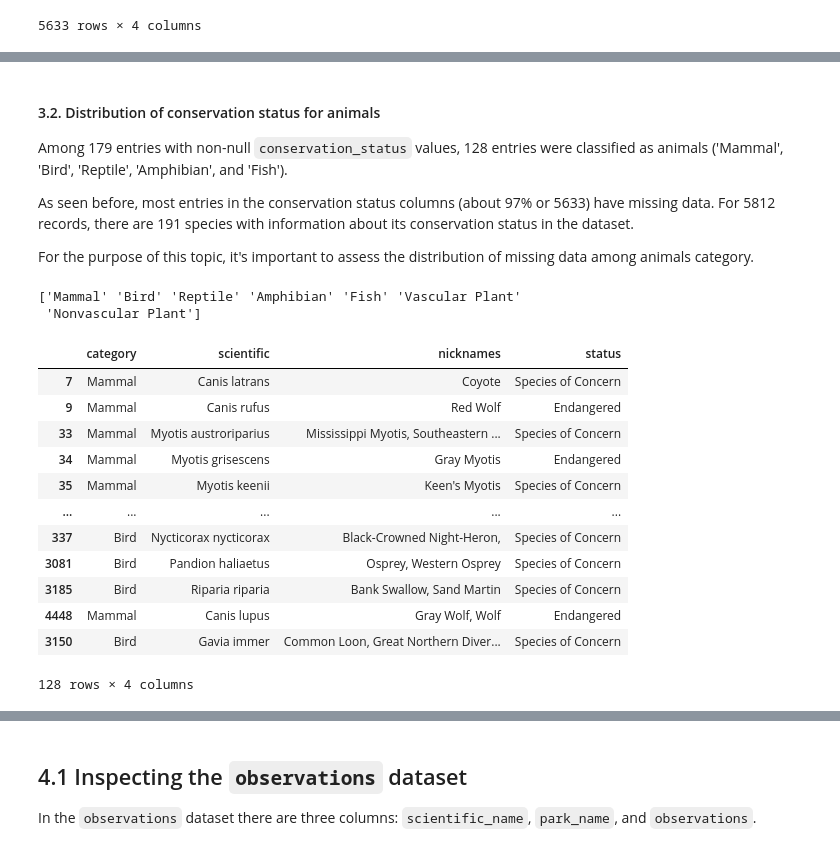
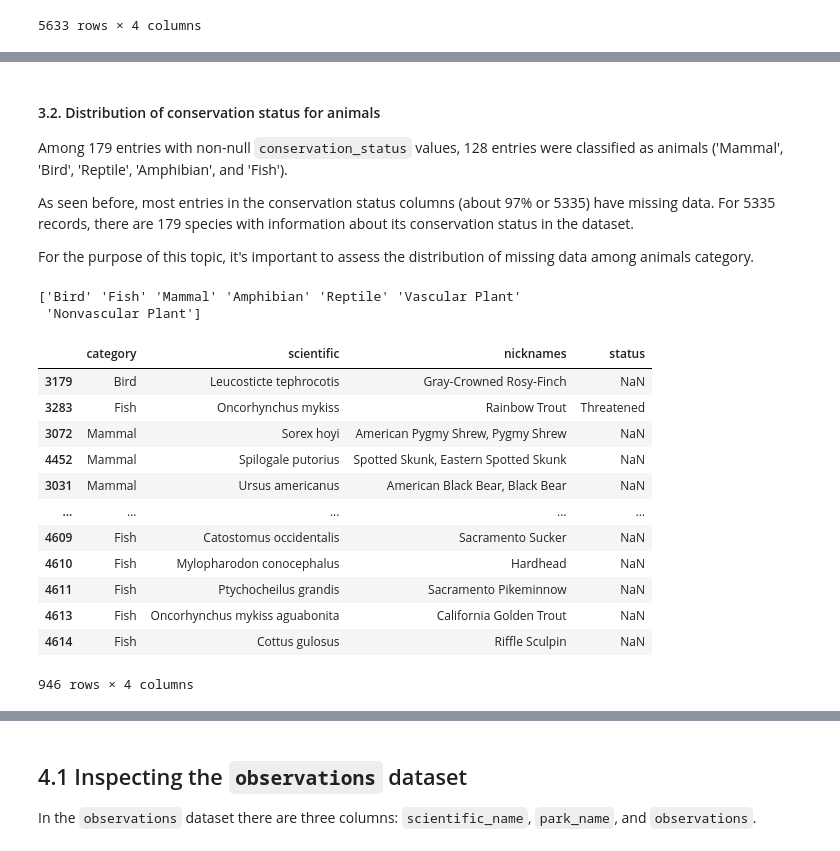
Before and after one commit to ElianeSato/biodiversity, a Jupyter notebook: biodiversity.ipynb, the cells around one changed output, grey strips where cells are left out. Cells and saved outputs as stored; diff of their text form; code cells hidden in the pictures.

```diff
--- a/biodiversity.ipynb
+++ b/biodiversity.ipynb
@@ -581,0 +587,6 @@ species1_dup_animals
+# %%
+# splitting non-duplicated data in the scientific column for animals in the species1_clean
+
+species1_non_dup_animals = species1_clean.drop_duplicates(subset=['scientific'], keep=False)
+
+species1_non_dup_animals
@@ -608,0 +681,5 @@ See the caveats in the documentation: https://pandas.pydata.org/pandas-docs/stab
+# %%
+species1_dup_animals = species1_dup_animals.sort_values(by='more_than_one_name')
+species1_dup_animals = species1_dup_animals.drop_duplicates(subset=['scientific'],keep='last')
+
+species1_dup_animals.duplicated(subset=['scientific']).value_counts()
@@ -608,0 +689,5 @@ See the caveats in the documentation: https://pandas.pydata.org/pandas-docs/stab
+# %%
+# rejoining datasets
+species1_reclean = pd.concat([species1_dup_animals, species1_non_dup_animals])
+
+species1_reclean.duplicated(subset=['scientific']).value_counts()
@@ -608,0 +697,4 @@ See the caveats in the documentation: https://pandas.pydata.org/pandas-docs/stab
+# %%
+# inspecting clean dataset
+species1_reclean.drop(columns=['more_than_one_name'], inplace=True)
+species1_reclean.describe(include='all')
@@ -611,26 +709,26 @@ See the caveats in the documentation: https://pandas.pydata.org/pandas-docs/stab
 
 Among 179 entries with non-null `conservation_status` values, 128 entries were classified as animals ('Mammal', 'Bird', 'Reptile', 'Amphibian', and 'Fish').
 
-As seen before, most entries in the conservation status columns (about 97% or 5633) have missing data. For 5812 records, there are 191 species with information about its conservation status in the dataset.
+As seen before, most entries in the conservation status columns (about 97% or 5335) have missing data. For 5335 records, there are 179 species with information about its conservation status in the dataset.
 
 For the purpose of this topic, it's important to assess the distribution of missing data among animals category.
 # %%
-print(species1_clean.category.unique())
-species_animals = species1_clean[species1_clean.category.str.contains('Plant') == False]
+print(species1_reclean.category.unique())
+species_animals = species1_reclean[species1_clean.category.str.contains('Plant') == False]
 species_animals
 # %% [output]
-['Mammal' 'Bird' 'Reptile' 'Amphibian' 'Fish' 'Vascular Plant'
+['Bird' 'Fish' 'Mammal' 'Amphibian' 'Reptile' 'Vascular Plant'
  'Nonvascular Plant']
 |  | category | scientific | nicknames | status |
-| 7 | Mammal | Canis latrans | Coyote | Species of Concern |
-| 9 | Mammal | Canis rufus | Red Wolf | Endangered |
-| 33 | Mammal | Myotis austroriparius | Mississippi Myotis, Southeastern ... | Species of Concern |
-| 34 | Mammal | Myotis grisescens | Gray Myotis | Endangered |
-| 35 | Mammal | Myotis keenii | Keen's Myotis | Species of Concern |
+| 3179 | Bird | Leucosticte tephrocotis | Gray-Crowned Rosy-Finch | NaN |
+| 3283 | Fish | Oncorhynchus mykiss | Rainbow Trout | Threatened |
+| 3072 | Mammal | Sorex hoyi | American Pygmy Shrew, Pygmy Shrew | NaN |
+| 4452 | Mammal | Spilogale putorius | Spotted Skunk, Eastern Spotted Skunk | NaN |
+| 3031 | Mammal | Ursus americanus | American Black Bear, Black Bear | NaN |
 | ... | ... | ... | ... | ... |
-| 337 | Bird | Nycticorax nycticorax | Black-Crowned Night-Heron, | Species of Concern |
-| 3081 | Bird | Pandion haliaetus | Osprey, Western Osprey | Species of Concern |
-| 3185 | Bird | Riparia riparia | Bank Swallow, Sand Martin | Species of Concern |
-| 4448 | Mammal | Canis lupus | Gray Wolf, Wolf | Endangered |
-| 3150 | Bird | Gavia immer | Common Loon, Great Northern Diver... | Species of Concern |
+| 4609 | Fish | Catostomus occidentalis | Sacramento Sucker | NaN |
+| 4610 | Fish | Mylopharodon conocephalus | Hardhead | NaN |
+| 4611 | Fish | Ptychocheilus grandis | Sacramento Pikeminnow | NaN |
+| 4613 | Fish | Oncorhynchus mykiss aguabonita | California Golden Trout | NaN |
+| 4614 | Fish | Cottus gulosus | Riffle Sculpin | NaN |
-128 rows × 4 columns
+946 rows × 4 columns
```
Also changed, not shown: parts of 28 cells of this notebook.
